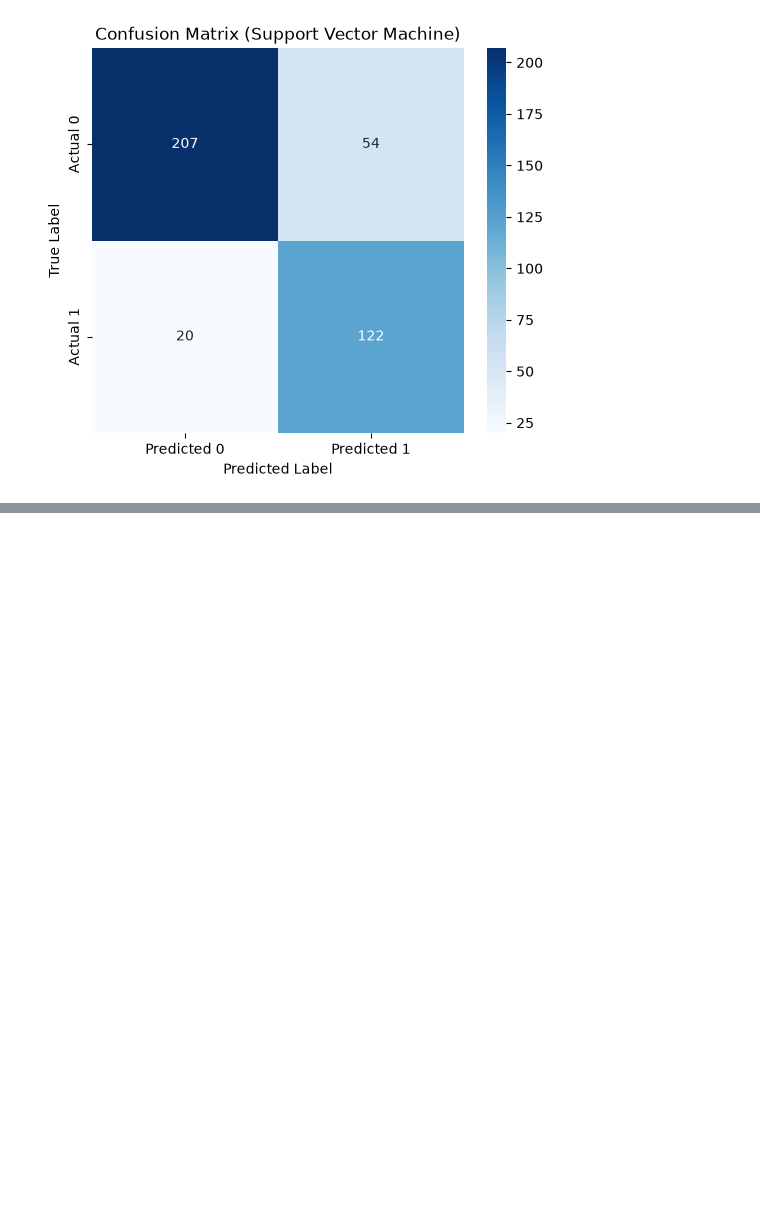
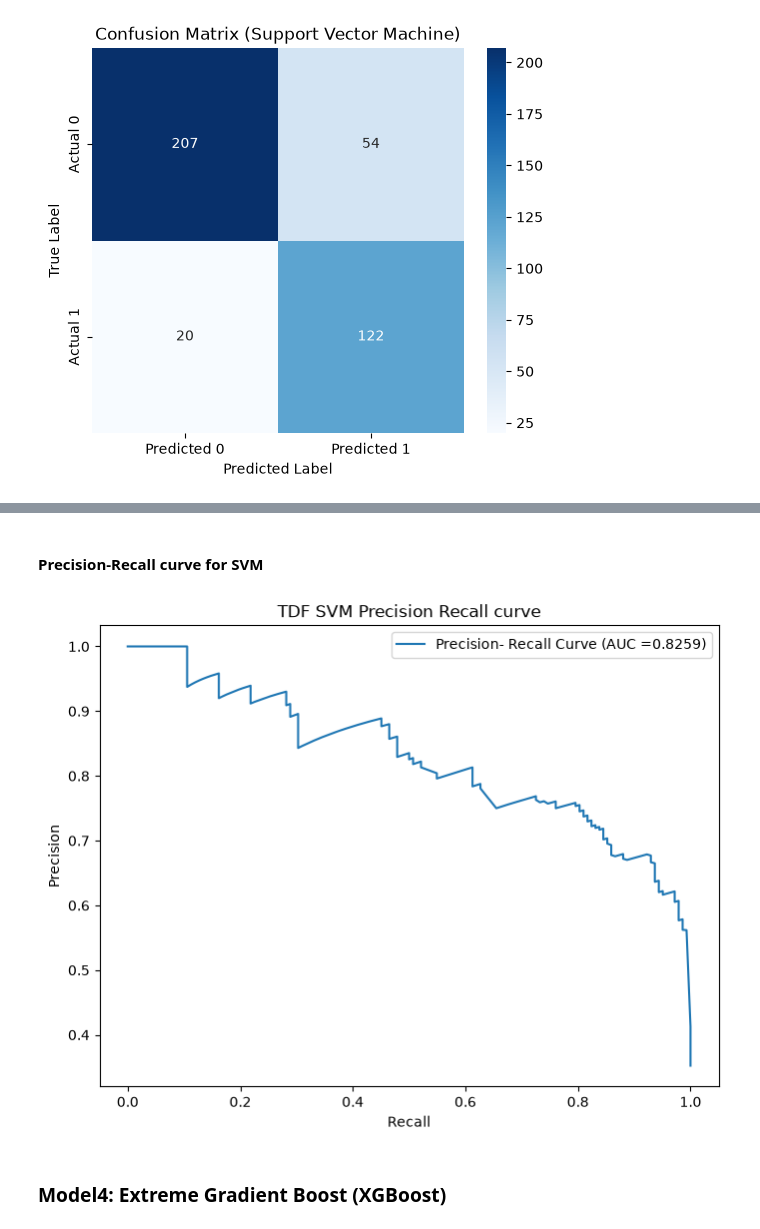
Before and after one commit to NoelOkumu/Eneza-Data-Science-Residential-training-2026, a Jupyter notebook: Day1/mutatio_profile1.ipynb, the cells around one changed output, grey strips where cells are left out. Drawn from its saved outputs; the diff is of its cells as text; code cells hidden in the pictures; blank space fills up the shorter version.

```diff
--- a/Day1/mutatio_profile1.ipynb
+++ b/Day1/mutatio_profile1.ipynb
@@ -1740,0 +1802,24 @@ plt.show()
+# %% [markdown]
+#### Precision-Recall curve for SVM
+# %%
+#Import required libraries
+from sklearn.metrics import precision_recall_curve, auc
+
+# Generate y_scores for plotting
+
+y_svm_scores = svm_model.predict_proba(X_test_array)[:,1]
+Precision, Recall, thresholds = precision_recall_curve(y_test,y_svm_scores)
+auc_score = auc(Recall, Precision)
+
+#Plot
+plt.figure(figsize = (8,6))
+plt.plot(Recall, Precision, label= f"Precision- Recall Curve (AUC ={auc_score:.4f})")
+plt.xlabel("Recall")
+plt.ylabel("Precision")
+plt.title ("TDF SVM Precision Recall curve")
+plt.legend()
+plt.show()
+# %% [output]
+[figure, added]
+# %% [markdown]
+### Model4: Extreme Gradient Boost (XGBoost)
```
Also changed, not shown: parts of 17 cells of this notebook.
